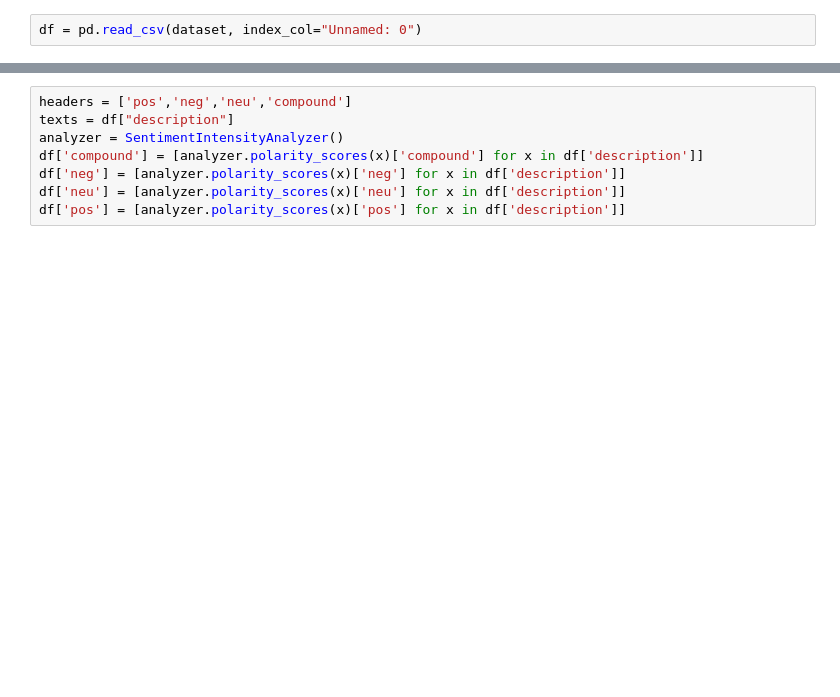
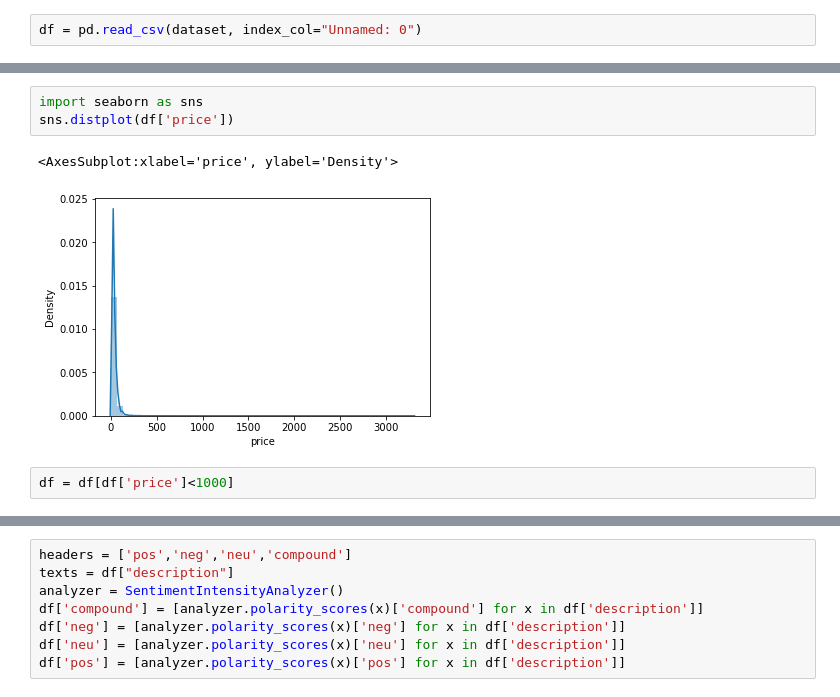
Before and after one commit to laurelhickey/Data_Analytics_Project, a Jupyter notebook: Wine Reviews Initial Pass.ipynb, the cells around one changed output, grey strips where cells are left out. Saved outputs shown, nothing was run; the diff lists cells and outputs as text; blank space fills up the shorter version.

```diff
--- a/Wine Reviews Initial Pass.ipynb
+++ b/Wine Reviews Initial Pass.ipynb
@@ -54,0 +64,8 @@ df = df.drop(columns = 'region_2')
+# %%
+import seaborn as sns
+sns.distplot(df['price'])
+# %% [output]
+<AxesSubplot:xlabel='price', ylabel='Density'>
+[figure, added]
+# %%
+df = df[df['price']<1000]
```
Also changed, not shown: parts of 31 cells of this notebook.
